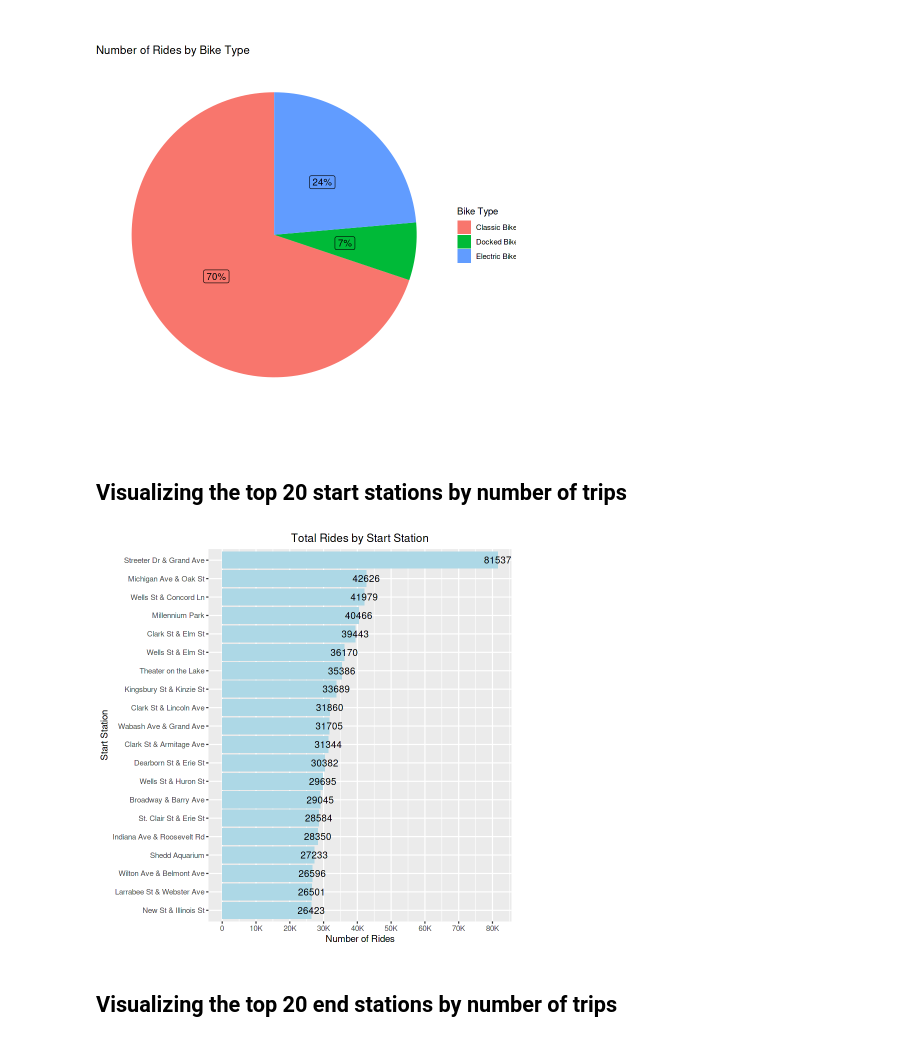
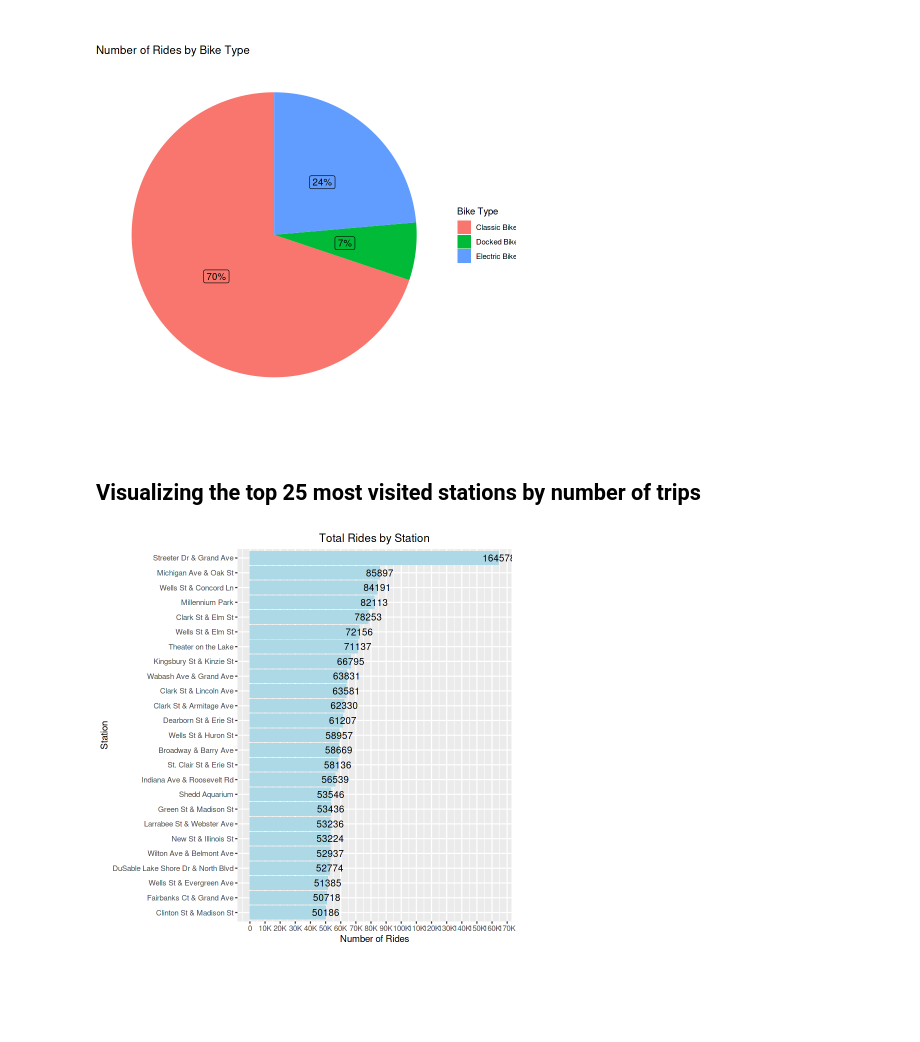
Before and after one commit to georgeselkassouf/Cyclistic-Bike-Share, a Jupyter notebook: cyclistic-bike-share.ipynb, the cells around one changed output. Saved outputs shown, nothing was run; the diff lists cells and outputs as text; code cells hidden in the pictures; blank space fills up the shorter version.

```diff
--- a/cyclistic-bike-share.ipynb
+++ b/cyclistic-bike-share.ipynb
@@ -653,3 +671,6 @@ A tibble: 0 × 20
+# %%
+all_trips_cleaned <- all_trips_cleaned %>%
+  distinct(ride_id, .keep_all = TRUE)
 # %% [markdown]
 ## Analyze ridership data by type and weekday
 # %%
@@ -826,21 +847,25 @@ all_trips_cleaned %>%
 # %% [output]
 [figure]
 # %% [markdown]
-## Visualizing the top 20 start stations by number of trips
+## Visualizing the top 25 most visited stations by number of trips
 # %%
-all_trips_cleaned %>%
-  group_by(from_station) %>%
-  summarise(number_of_rides = n()) %>%
+stations <- all_trips_cleaned %>%
+  gather(key, stations, from_station, to_station) %>%
+  group_by(stations) %>%
+  summarise(number_of_rides = n(), first(start_lng), first(start_lat)) %>%
+  arrange(desc(number_of_rides))
+
+stations %>%
+  group_by(stations) %>%
+  summarise(number_of_rides) %>%
   arrange(desc(number_of_rides)) %>%
-  slice(1:20) %>%
-  ggplot(aes(number_of_rides, reorder(from_station, number_of_rides))) +
-  scale_x_continuous(labels = scales::label_number_si(),breaks=seq(0,80000,by=10000)) +
-  ggtitle("Total Rides by Start Station") +
-  xlab("Number of Rides") + ylab("Start Station") +
+  slice(1:25) %>%
+  ggplot(aes(number_of_rides, reorder(stations, number_of_rides))) +
+  scale_x_continuous(labels = scales::label_number_si(),breaks=seq(0,180000,by=10000)) +
+  ggtitle("Total Rides by Station") +
+  xlab("Number of Rides") + ylab("Station") +
   theme(plot.title = element_text(hjust = 0.5)) +
   geom_bar(stat="identity",fill="lightblue") +
   geom_text(aes(label = number_of_rides))
 # %% [output]
-[figure, old version]
+[figure, new version]
-# %% [markdown]
-## Visualizing the top 20 end stations by number of trips
```
Also changed, not shown: parts of 8 cells of this notebook.
